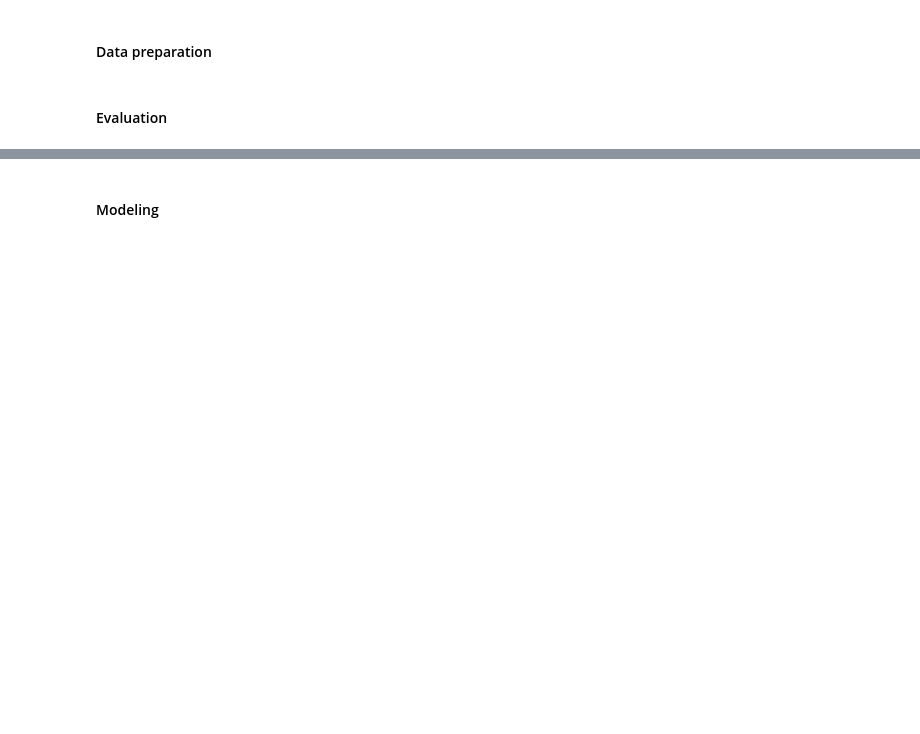
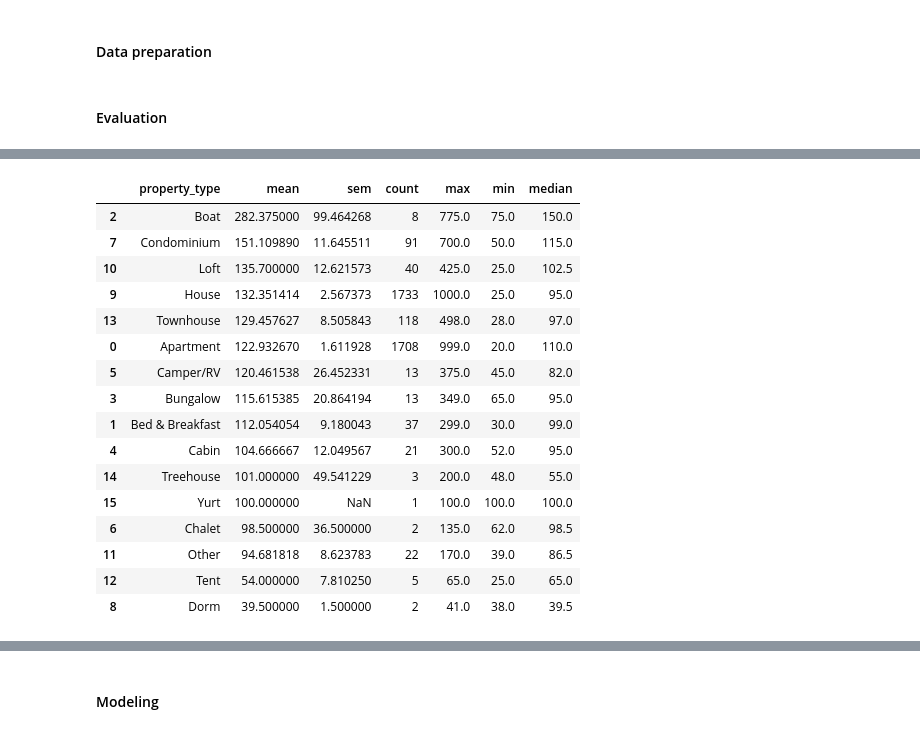
Before and after one commit to zhengwang522/seattle-airbnb-data, a Jupyter notebook: notebook.ipynb, the cells around one changed output, grey strips where cells are left out. Drawn from its saved outputs; the diff is of its cells as text; code cells hidden in the pictures; blank space fills up the shorter version.

```diff
--- a/notebook.ipynb
+++ b/notebook.ipynb
@@ -167,8 +245,26 @@ plt.gca().set_xticklabels(price_by_area['neighbourhood_group_cleansed'],rotation
 #plt.gca().set_xticklabels(price_by_review['review_scores_value'],rotation=90)
 # %%
 # price by property type
-#price_by_bedType=listings.groupby(['property_type'],as_index=False)['price'].agg([np.mean, 'sem', 'count', 'max', 'min', 'median']).reset_index()
-#price_by_bedType.sort_values(by='mean', ascending=False)
+price_by_bedType=listings.groupby(['property_type'],as_index=False)['price'].agg([np.mean, 'sem', 'count', 'max', 'min', 'median']).reset_index()
+price_by_bedType.sort_values(by='mean', ascending=False)
+# %% [output]
+|  | property_type | mean | sem | count | max | min | median |
+| 2 | Boat | 282.375000 | 99.464268 | 8 | 775.0 | 75.0 | 150.0 |
+| 7 | Condominium | 151.109890 | 11.645511 | 91 | 700.0 | 50.0 | 115.0 |
+| 10 | Loft | 135.700000 | 12.621573 | 40 | 425.0 | 25.0 | 102.5 |
+| 9 | House | 132.351414 | 2.567373 | 1733 | 1000.0 | 25.0 | 95.0 |
+| 13 | Townhouse | 129.457627 | 8.505843 | 118 | 498.0 | 28.0 | 97.0 |
+| 0 | Apartment | 122.932670 | 1.611928 | 1708 | 999.0 | 20.0 | 110.0 |
+| 5 | Camper/RV | 120.461538 | 26.452331 | 13 | 375.0 | 45.0 | 82.0 |
+| 3 | Bungalow | 115.615385 | 20.864194 | 13 | 349.0 | 65.0 | 95.0 |
+| 1 | Bed & Breakfast | 112.054054 | 9.180043 | 37 | 299.0 | 30.0 | 99.0 |
+| 4 | Cabin | 104.666667 | 12.049567 | 21 | 300.0 | 52.0 | 95.0 |
+| 14 | Treehouse | 101.000000 | 49.541229 | 3 | 200.0 | 48.0 | 55.0 |
+| 15 | Yurt | 100.000000 | NaN | 1 | 100.0 | 100.0 | 100.0 |
+| 6 | Chalet | 98.500000 | 36.500000 | 2 | 135.0 | 62.0 | 98.5 |
+| 11 | Other | 94.681818 | 8.623783 | 22 | 170.0 | 39.0 | 86.5 |
+| 12 | Tent | 54.000000 | 7.810250 | 5 | 65.0 | 25.0 | 65.0 |
+| 8 | Dorm | 39.500000 | 1.500000 | 2 | 41.0 | 38.0 | 39.5 |
 # %%
 # time trends for average price for each neighborhood. merge with listings to get neighborhood information first
 #calendar['week']=calendar['date'].dt.week
```
Also changed, not shown: parts of 19 cells of this notebook.
